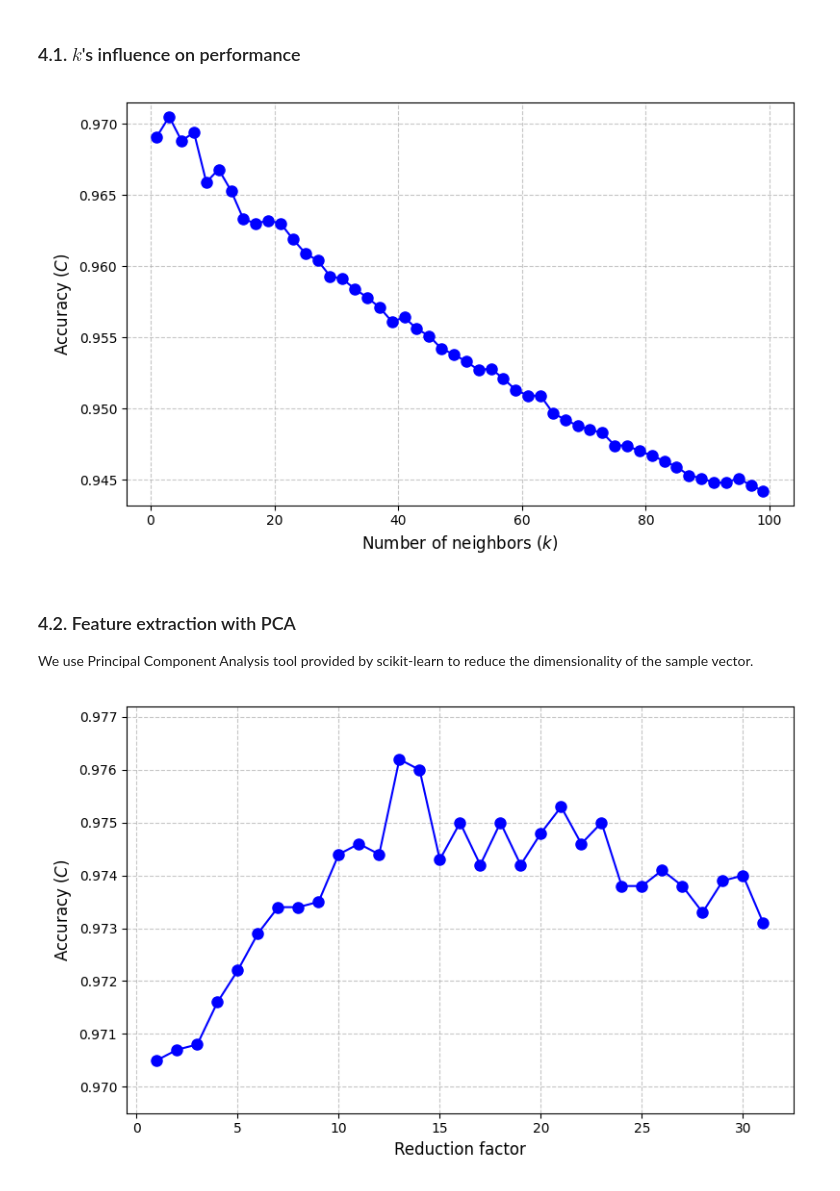
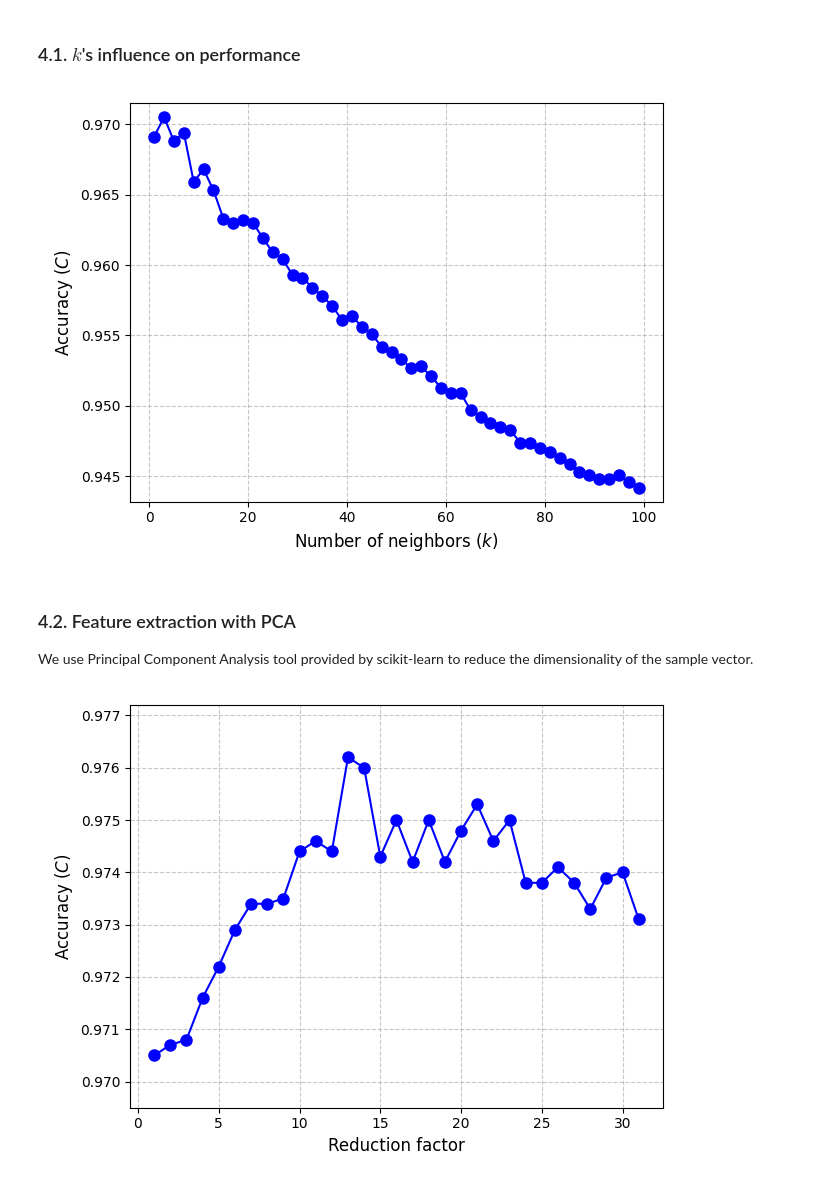
Before and after one commit to CSharperMantle/hdu2025_deep_learning, a Jupyter notebook: 1-knn.ipynb, the cells around one changed output. Drawn from its saved outputs; the diff is of its cells as text; code cells hidden in the pictures.

```diff
--- a/1-knn.ipynb
+++ b/1-knn.ipynb
@@ -108,22 +108,22 @@ for k in tqdm(range(1, 100, 2)):
     c_against_k.append((k, correct.sum() / x_test.shape[0]))
 # %%
 plt.close("all")
-fig, ax = plt.subplots(figsize=(8, 5), num="")
+fig, ax = plt.subplots()
 fig.canvas.header_visible = False
 
 fac_vec = [k for k, _ in c_against_k]
 c_vec = [c for _, c in c_against_k]
 c_max, c_min = max(c_vec), min(c_vec)
 ax.plot(fac_vec, c_vec, marker="o", linestyle="-", color="blue", markersize=8)
 ax.set_ylim(top=min(1.0, c_max + 0.001), bottom=max(0.0, c_min - 0.001))
 ax.set_xlabel("Number of neighbors ($k$)", fontsize=12)
 ax.set_ylabel("Accuracy ($C$)", fontsize=12)
 ax.grid(True, linestyle='--', alpha=0.7)
 
 plt.tight_layout()
 plt.show()
 # %% [output]
-[figure, old version]
+[figure, new version]
 # %% [markdown]
 ### 4.2. Feature extraction with PCA
 
@@ -150,7 +150,7 @@ for fac in tqdm(range(1, 32)):
     fac_acc.append((fac, accuracy))
 # %%
 plt.close("all")
-fig, ax = plt.subplots(figsize=(8, 5), num="")
+fig, ax = plt.subplots()
 fig.canvas.header_visible = False
 
 fac_vec = [fac for fac, _ in fac_acc]
@@ -165,4 +165,4 @@ ax.grid(True, linestyle='--', alpha=0.7)
 plt.tight_layout()
 plt.show()
 # %% [output]
-[figure, old version]
+[figure, new version]
```
Also changed, not shown: parts of 4 cells of this notebook.
